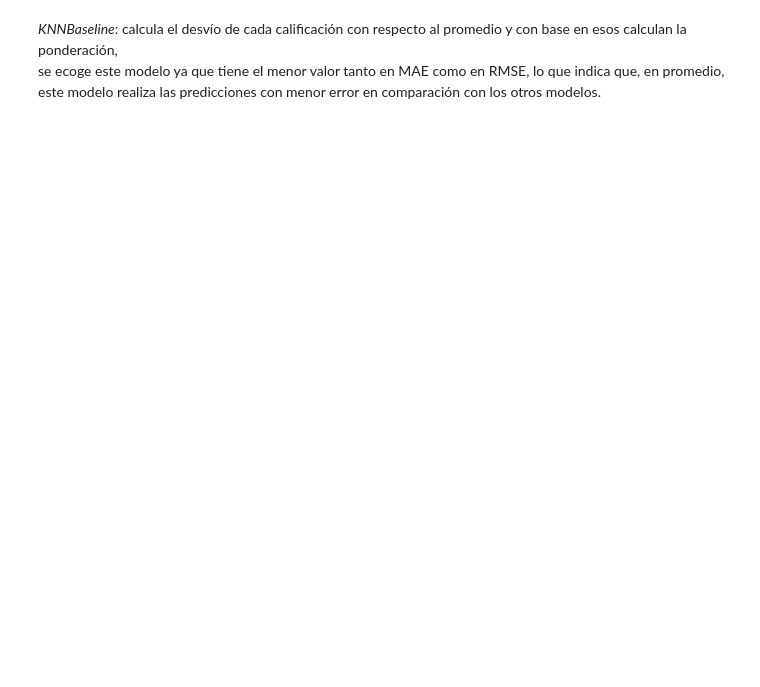
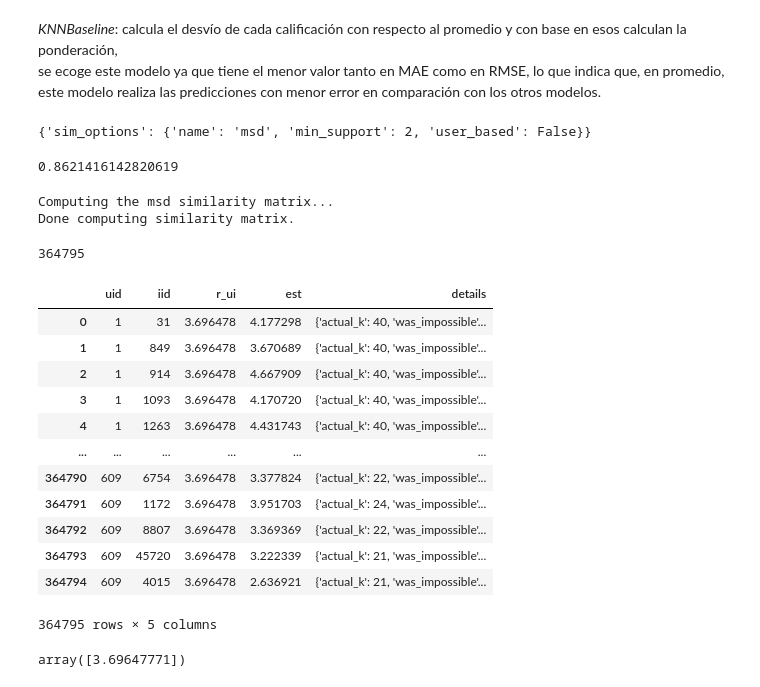
Before and after one commit to LauBetancourt31/Anal-tica-en-Marketing, a Jupyter notebook: 3. Filtros colaborativos.ipynb, the cells around one changed output. Drawn from its saved outputs; the diff is of its cells as text; code cells hidden in the pictures; blank space fills up the shorter version.

Commit message:
Modelos

```diff
--- a/3. Filtros colaborativos.ipynb
+++ b/3. Filtros colaborativos.ipynb
@@ -83,2 +99,61 @@ performance_df.sort_values(by='RMSE')
 # %% [markdown]
 <i>KNNBaseline</i>: calcula el desvío de cada calificación con respecto al promedio y con base en esos calculan la ponderación,<br>se ecoge este modelo ya que tiene el menor valor tanto en MAE como en RMSE, lo que indica que, en promedio, este modelo realiza las predicciones con menor error en comparación con los otros modelos.
+# %%
+# Afinamiento de hiperparámentros
+param_grid = {'sim_options' : {'name': ['msd','cosine'], \
+                                'min_support': [5,2], \
+                                'user_based': [False, True]}}
+# %%
+
+gridsearchKNNWithMeans = GridSearchCV(KNNWithMeans, param_grid, measures=['rmse'], \
+                                      cv=2, n_jobs=-1)
+
+gridsearchKNNWithMeans.fit(data)
+
+gs_model = gridsearchKNNWithMeans.best_estimator['rmse'] # mejor estimador de gridsearch
+# %%
+gridsearchKNNWithMeans.best_params["rmse"]
+# %% [output]
+{'sim_options': {'name': 'msd', 'min_support': 2, 'user_based': False}}
+# %%
+gridsearchKNNWithMeans.best_score["rmse"]
+# %% [output]
+0.8621416142820619
+# %%
+# Entrenar con todos los datos y Realizar predicciones con el modelo afinado
+
+trainset = data.build_full_trainset() # esta función convierte todos los datos en entrnamiento, las funciones anteriores dividen  en entrenamiento y evaluación
+model = gs_model.fit(trainset) # se reentrena sobre todos los datos posibles (sin dividir)
+# %% [output]
+Computing the msd similarity matrix...
+Done computing similarity matrix.
+# %%
+predset = trainset.build_anti_testset() # crea una tabla con todos los usuarios y las peliculas que no han visto
+# en la columna de rating pone el promedio de todos los rating, en caso de que no pueda calcularlo para un item-usuario
+len(predset)
+# %% [output]
+364795
+# %%
+predictions = gs_model.test(predset) # función muy pesada, hace las predicciones de rating para todos las películas que no haya leído un usuario
+# la funcion test recibe un test set constriuido con build_test method, o el que genera crosvalidate
+
+predictions_df = pd.DataFrame(predictions) # esta tabla se puede llevar a una base donde estarán todas las predicciones
+predictions_df
+# %% [output]
+|  | uid | iid | r_ui | est | details |
+| 0 | 1 | 31 | 3.696478 | 4.177298 | {'actual_k': 40, 'was_impossible'... |
+| 1 | 1 | 849 | 3.696478 | 3.670689 | {'actual_k': 40, 'was_impossible'... |
+| 2 | 1 | 914 | 3.696478 | 4.667909 | {'actual_k': 40, 'was_impossible'... |
+| 3 | 1 | 1093 | 3.696478 | 4.170720 | {'actual_k': 40, 'was_impossible'... |
+| 4 | 1 | 1263 | 3.696478 | 4.431743 | {'actual_k': 40, 'was_impossible'... |
+| ... | ... | ... | ... | ... | ... |
+| 364790 | 609 | 6754 | 3.696478 | 3.377824 | {'actual_k': 22, 'was_impossible'... |
+| 364791 | 609 | 1172 | 3.696478 | 3.951703 | {'actual_k': 24, 'was_impossible'... |
+| 364792 | 609 | 8807 | 3.696478 | 3.369369 | {'actual_k': 22, 'was_impossible'... |
+| 364793 | 609 | 45720 | 3.696478 | 3.222339 | {'actual_k': 21, 'was_impossible'... |
+| 364794 | 609 | 4015 | 3.696478 | 2.636921 | {'actual_k': 21, 'was_impossible'... |
+364795 rows × 5 columns
+# %%
+predictions_df['r_ui'].unique() # promedio de ratings
+# %% [output]
+array([3.69647771])
```
Also changed, not shown: parts of 5 cells of this notebook, 1 other file.
